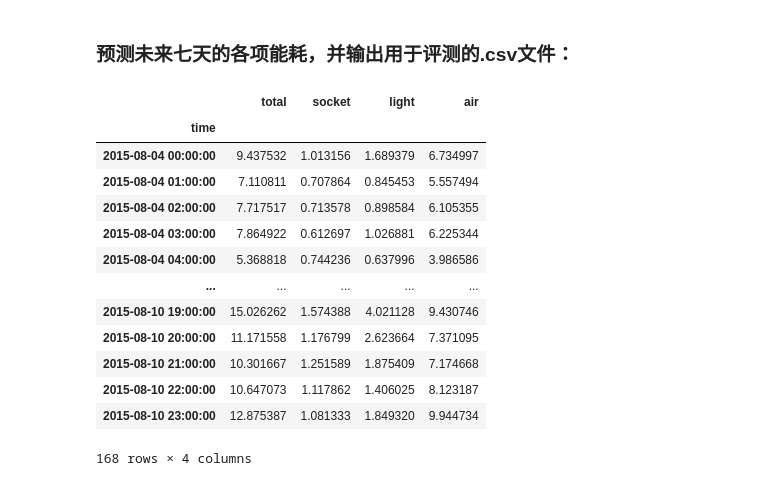
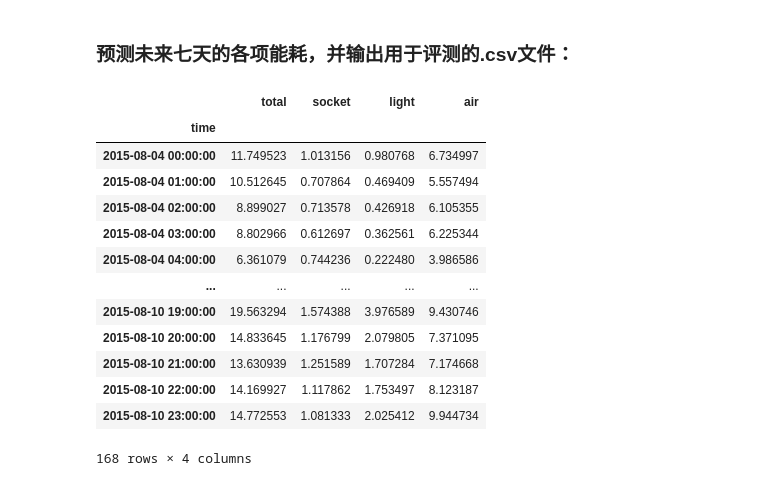
Before and after one commit to ZongXR/Smart-Building-Energy-Consumption-Prediction, a Jupyter notebook: notebooks/LightGBM.ipynb, the cells around one changed output. Cells and saved outputs as stored; diff of their text form; code cells hidden in the pictures.

```diff
--- a/notebooks/LightGBM.ipynb
+++ b/notebooks/LightGBM.ipynb
@@ -305,7 +305,7 @@ data["value_light"].loc["2015-06-23 00:00:00" : "2015-08-03 23:00:00"].plot(figs
 <AxesSubplot:xlabel='time'>
 [figure]
 # %%
-data_light = data.drop(columns=["value_socket", "value_air"])
+data_light = data.drop(columns=["value_socket", "value_air", 'temp', 'humidity', 'atmos', 'wind_angle', 'wind_speed'])
 x_train_light = data_light.drop(columns=["value_light"]).loc[: "2015-08-03 23:00:00"]
 y_train_light = data_light["value_light"].loc[: "2015-08-03 23:00:00"]
 x_test_light = data_light.drop(columns=["value_light"]).loc["2015-08-04 00:00:00" : "2015-08-10 23:00:00"]
@@ -341,0 +349,12 @@ data_air.loc["2015-08-04 00:00:00" : "2015-08-10 23:00:00", "value_air"].plot()
+# %%
+data_total = data.copy()
+data_total["total"] = data_total["value_air"] + data_total["value_socket"] + data_total["value_light"]
+x_train_total = data_total.drop(columns=["value_air", "value_socket", "value_light", "total"]).loc[: "2015-08-03 23:00:00"]
+y_train_total = data_total["total"].loc[: "2015-08-03 23:00:00"]
+x_test_total = data_total.drop(columns=["value_air", "value_socket", "value_light", "total"]).loc["2015-08-04 00:00:00" : "2015-08-10 23:00:00"]
+# %%
+model_total = LGBMRegressor(n_estimators=1000, n_jobs=-1, random_state=42).fit(x_train_total, y_train_total)
+total_pred = model_total.predict(x_test_total)
+# %%
+data_total.loc["2015-08-04 00:00:00" : "2015-08-10 23:00:00", "total"] = total_pred
+data_total.loc["2015-08-04 00:00:00" : "2015-08-10 23:00:00", "total"].plot()
@@ -344,28 +366,28 @@ data_air.loc["2015-08-04 00:00:00" : "2015-08-10 23:00:00", "value_air"].plot()
 # %%
 results = DataFrame()
 results['socket'] = clip_value(data_socket.loc["2015-08-04 00:00:00" : "2015-08-10 23:00:00", "value_socket"], _min_val_=0)
 results['light'] = clip_value(data_light.loc["2015-08-04 00:00:00" : "2015-08-10 23:00:00", "value_light"], _min_val_=0)
 results['air'] = clip_value(data_air.loc["2015-08-04 00:00:00" : "2015-08-10 23:00:00", "value_air"], _min_val_=0)
-results['total'] = results.sum(axis=1)
+results['total'] = clip_value(data_total.loc["2015-08-04 00:00:00" : "2015-08-10 23:00:00", "total"], _min_val_=0)
 results = results[["total", "socket", "light", "air"]]
 filename = "submit_%s.csv" % datetime.now().strftime("%Y-%m-%dT%H-%M")
 
 results.to_csv(os.path.join("../data", filename), index=False)
 results
 # %% [output]
 |  | total | socket | light | air |
 | time |  |  |  |  |
-| 2015-08-04 00:00:00 | 9.437532 | 1.013156 | 1.689379 | 6.734997 |
-| 2015-08-04 01:00:00 | 7.110811 | 0.707864 | 0.845453 | 5.557494 |
-| 2015-08-04 02:00:00 | 7.717517 | 0.713578 | 0.898584 | 6.105355 |
-| 2015-08-04 03:00:00 | 7.864922 | 0.612697 | 1.026881 | 6.225344 |
-| 2015-08-04 04:00:00 | 5.368818 | 0.744236 | 0.637996 | 3.986586 |
+| 2015-08-04 00:00:00 | 11.749523 | 1.013156 | 0.980768 | 6.734997 |
+| 2015-08-04 01:00:00 | 10.512645 | 0.707864 | 0.469409 | 5.557494 |
+| 2015-08-04 02:00:00 | 8.899027 | 0.713578 | 0.426918 | 6.105355 |
+| 2015-08-04 03:00:00 | 8.802966 | 0.612697 | 0.362561 | 6.225344 |
+| 2015-08-04 04:00:00 | 6.361079 | 0.744236 | 0.222480 | 3.986586 |
 | ... | ... | ... | ... | ... |
-| 2015-08-10 19:00:00 | 15.026262 | 1.574388 | 4.021128 | 9.430746 |
-| 2015-08-10 20:00:00 | 11.171558 | 1.176799 | 2.623664 | 7.371095 |
-| 2015-08-10 21:00:00 | 10.301667 | 1.251589 | 1.875409 | 7.174668 |
-| 2015-08-10 22:00:00 | 10.647073 | 1.117862 | 1.406025 | 8.123187 |
-| 2015-08-10 23:00:00 | 12.875387 | 1.081333 | 1.849320 | 9.944734 |
+| 2015-08-10 19:00:00 | 19.563294 | 1.574388 | 3.976589 | 9.430746 |
+| 2015-08-10 20:00:00 | 14.833645 | 1.176799 | 2.079805 | 7.371095 |
+| 2015-08-10 21:00:00 | 13.630939 | 1.251589 | 1.707284 | 7.174668 |
+| 2015-08-10 22:00:00 | 14.169927 | 1.117862 | 1.753497 | 8.123187 |
+| 2015-08-10 23:00:00 | 14.772553 | 1.081333 | 2.025412 | 9.944734 |
 168 rows × 4 columns
 # %%
 with ZipFile('../data/test.zip', 'w') as zip_file:
```
Also changed, not shown: parts of 4 cells of this notebook, 2 other files.
